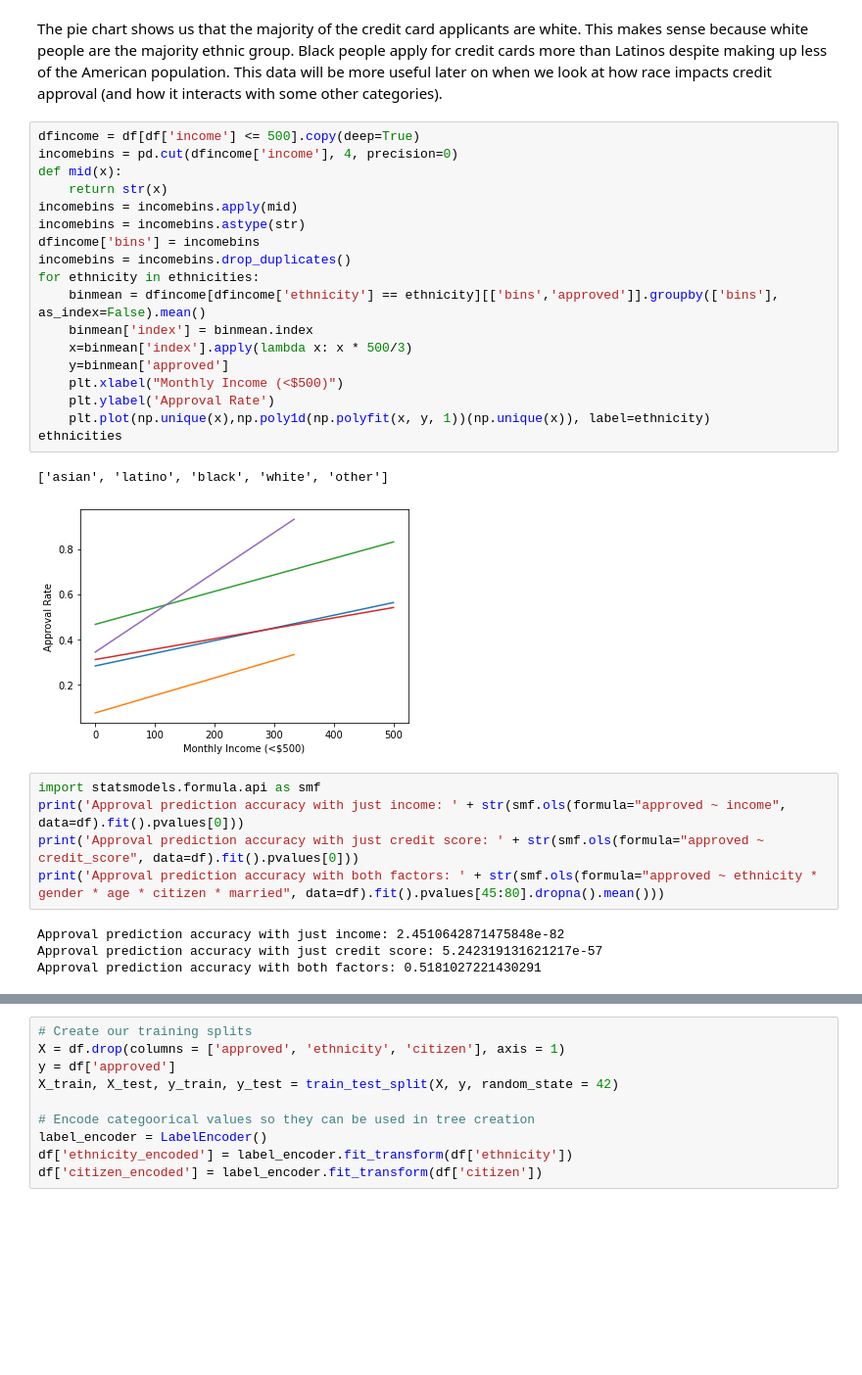
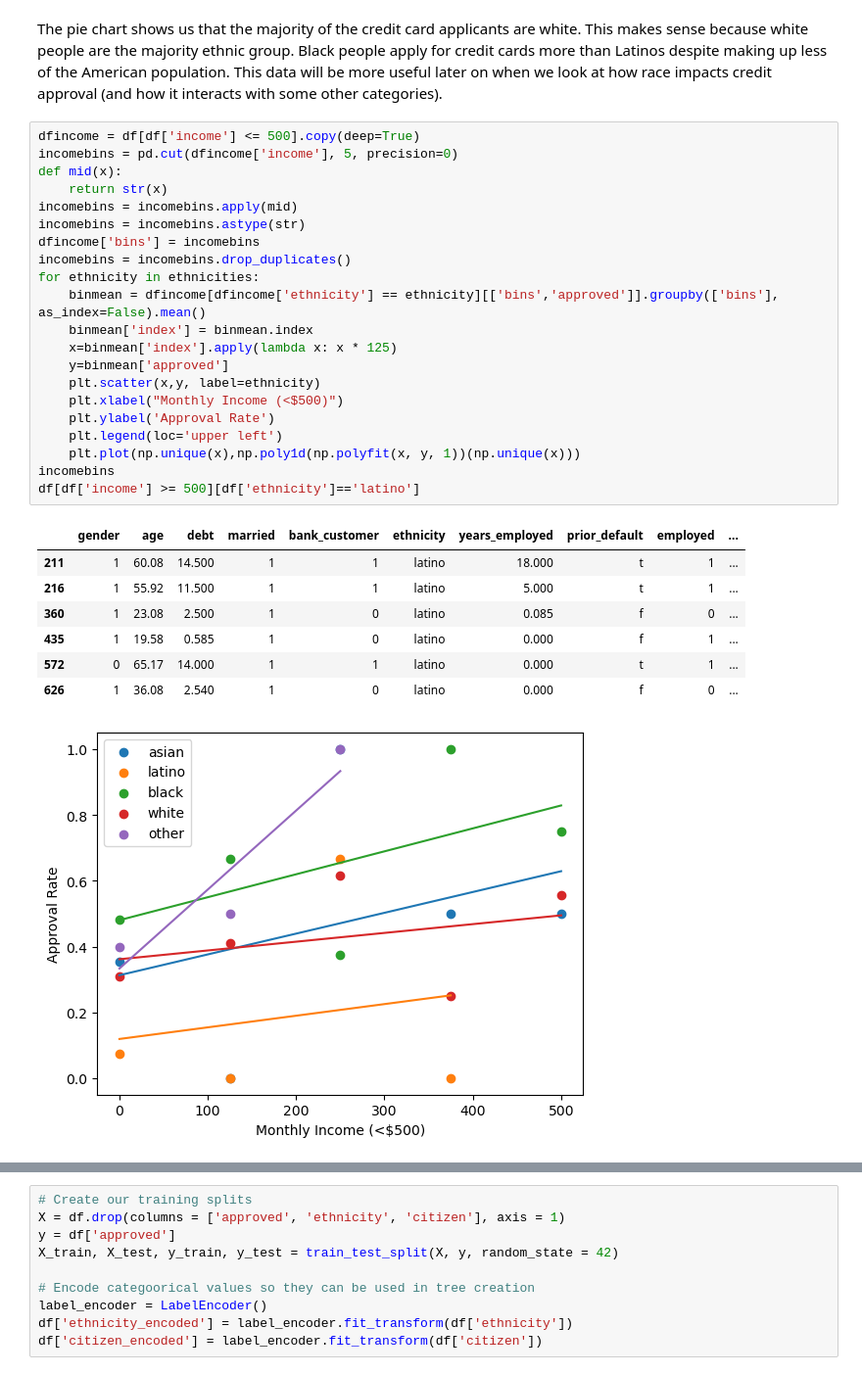
Before and after one commit to walterosborne/320final, a Jupyter notebook: Final.ipynb, the cells around one changed output, grey strips where cells are left out. Shown at 98% size. Saved outputs shown, nothing was run; the diff lists cells and outputs as text; blank space fills up the shorter version.

```diff
--- a/Final.ipynb
+++ b/Final.ipynb
@@ -348,31 +349,31 @@ plt.show()
 The pie chart shows us that the majority of the credit card applicants are white. This makes sense because white people are the majority ethnic group. Black people apply for credit cards more than Latinos despite making up less of the American population. This data will be more useful later on when we look at how race impacts credit approval (and how it interacts with some other categories).
 # %%
 dfincome = df[df['income'] <= 500].copy(deep=True)
-incomebins = pd.cut(dfincome['income'], 4, precision=0)
+incomebins = pd.cut(dfincome['income'], 5, precision=0)
 def mid(x):
     return str(x)
 incomebins = incomebins.apply(mid)
 incomebins = incomebins.astype(str)
 dfincome['bins'] = incomebins
 incomebins = incomebins.drop_duplicates()
 for ethnicity in ethnicities:
     binmean = dfincome[dfincome['ethnicity'] == ethnicity][['bins','approved']].groupby(['bins'], as_index=False).mean()
     binmean['index'] = binmean.index
-    x=binmean['index'].apply(lambda x: x * 500/3)
+    x=binmean['index'].apply(lambda x: x * 125)
     y=binmean['approved']
+    plt.scatter(x,y, label=ethnicity)
     plt.xlabel("Monthly Income (<$500)")
     plt.ylabel('Approval Rate')
-    plt.plot(np.unique(x),np.poly1d(np.polyfit(x, y, 1))(np.unique(x)), label=ethnicity)
-ethnicities
+    plt.legend(loc='upper left')
+    plt.plot(np.unique(x),np.poly1d(np.polyfit(x, y, 1))(np.unique(x)))
+incomebins
+df[df['income'] >= 500][df['ethnicity']=='latino']
 # %% [output]
-['asian', 'latino', 'black', 'white', 'other']
+|  | gender | age | debt | married | bank_customer | ethnicity | years_employed | prior_default | employed | ... |
+| 211 | 1 | 60.08 | 14.500 | 1 | 1 | latino | 18.000 | t | 1 | ... |
+| 216 | 1 | 55.92 | 11.500 | 1 | 1 | latino | 5.000 | t | 1 | ... |
+| 360 | 1 | 23.08 | 2.500 | 1 | 0 | latino | 0.085 | f | 0 | ... |
+| 435 | 1 | 19.58 | 0.585 | 1 | 0 | latino | 0.000 | f | 1 | ... |
+| 572 | 0 | 65.17 | 14.000 | 1 | 1 | latino | 0.000 | t | 1 | ... |
+| 626 | 1 | 36.08 | 2.540 | 1 | 0 | latino | 0.000 | f | 0 | ... |
-[figure, old version]
+[figure, new version]
-# %%
-import statsmodels.formula.api as smf
-print('Approval prediction accuracy with just income: ' + str(smf.ols(formula="approved ~ income", data=df).fit().pvalues[0]))
-print('Approval prediction accuracy with just credit score: ' + str(smf.ols(formula="approved ~ credit_score", data=df).fit().pvalues[0]))
-print('Approval prediction accuracy with both factors: ' + str(smf.ols(formula="approved ~ ethnicity * gender * age * citizen * married", data=df).fit().pvalues[45:80].dropna().mean()))
-# %% [output]
-Approval prediction accuracy with just income: 2.4510642871475848e-82
-Approval prediction accuracy with just credit score: 5.242319131621217e-57
-Approval prediction accuracy with both factors: 0.5181027221430291
```
Also changed, not shown: parts of 12 cells of this notebook.
